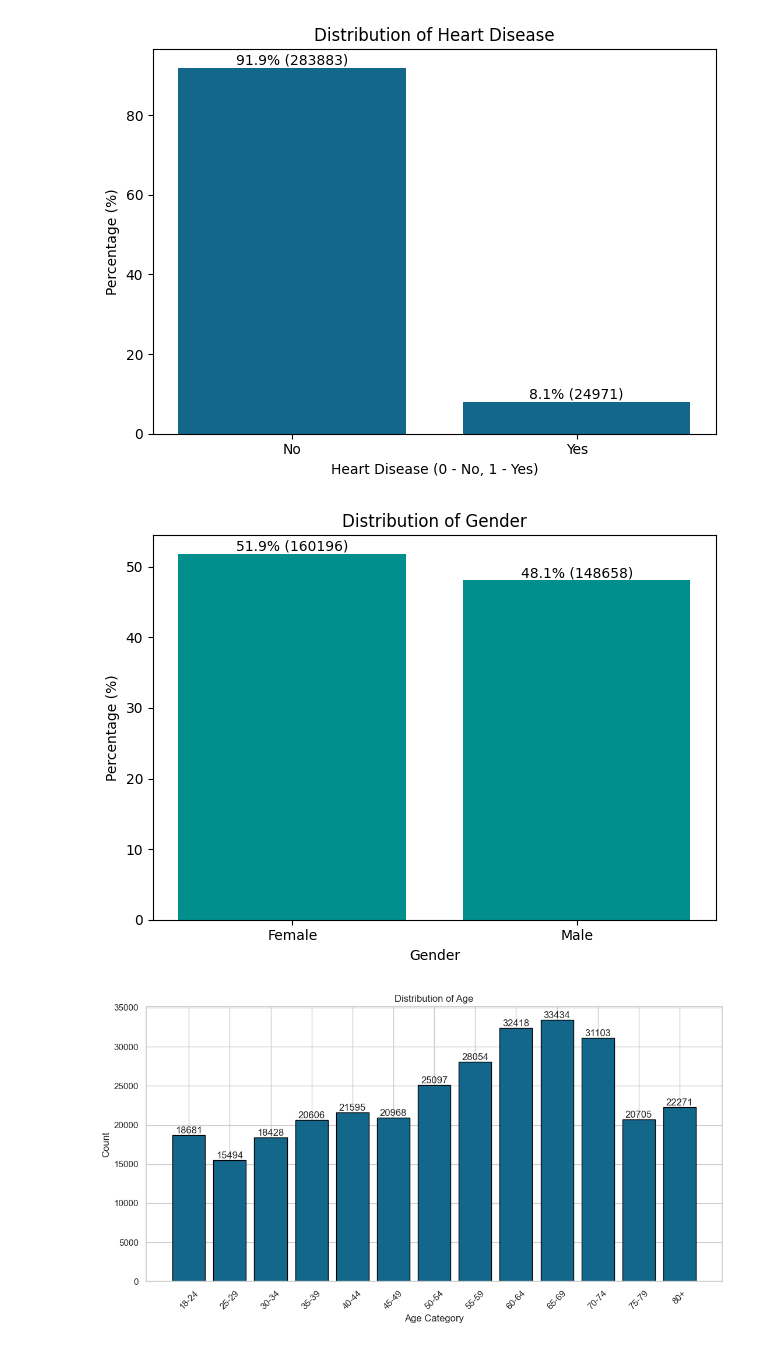
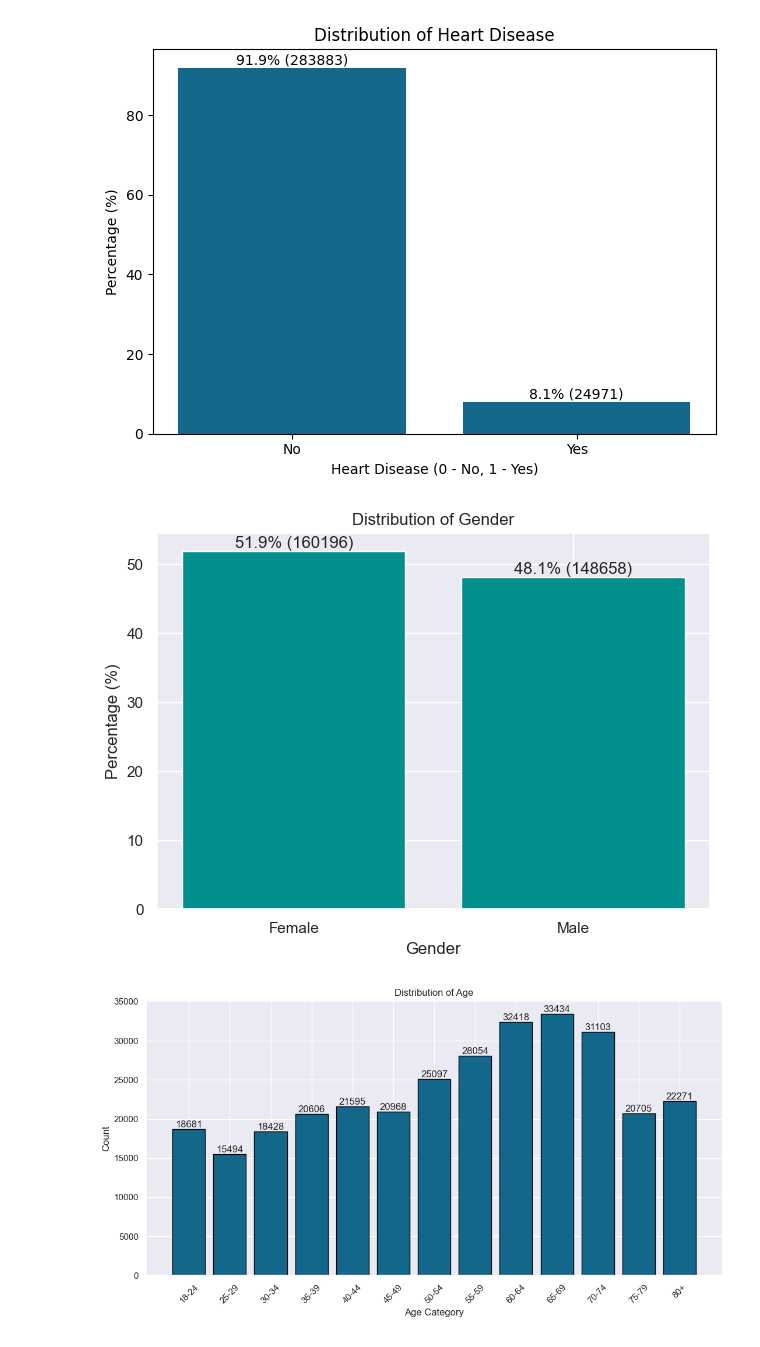
Before and after one commit to Sara18Santos/ProjetoIAA, a Jupyter notebook: Data Analysis.ipynb, the cells around one changed output. Drawn from its saved outputs; the diff is of its cells as text; code cells hidden in the pictures.

```diff
--- a/Data Analysis.ipynb
+++ b/Data Analysis.ipynb
@@ -201,23 +201,23 @@ plt.show()
 # %%
 # género
 sex = df['Sex'].value_counts()
 sex_percentage = (sex / sex.sum()) * 100
-
+sns.set_style("darkgrid")
 plt.bar(sex.index, sex_percentage.values, color='#008F8C')
 plt.xlabel('Gender')
 plt.ylabel('Percentage (%)')
 plt.title('Distribution of Gender')
 plt.xticks(sex.index)
 
 for i, (count, percentage) in enumerate(zip(sex.values, sex_percentage.values)):
     plt.text(sex.index[i], percentage, f'{percentage:.1f}% ({count})',
              ha='center', va='bottom')
 
 plt.tight_layout()
 plt.savefig(os.path.join("visualizations", "genero.png"), dpi=300)
 
 plt.show()
 # %% [output]
-[figure, old version]
+[figure, new version]
 # %%
 plt.figure(figsize=(11, 6))
```
Also changed, not shown: parts of 2 cells of this notebook, 2 other files.
